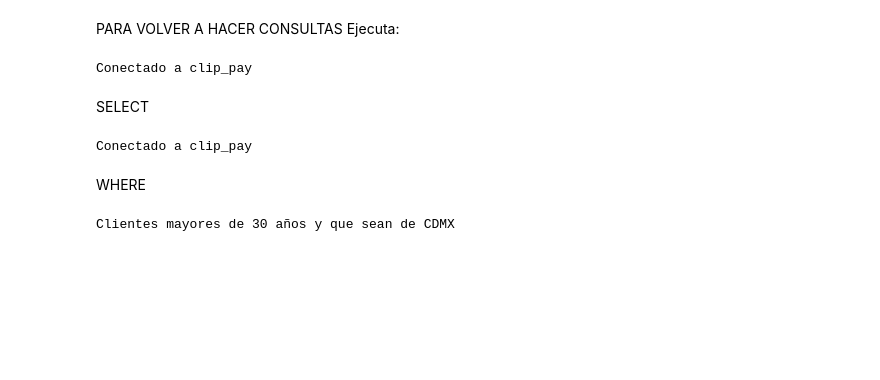
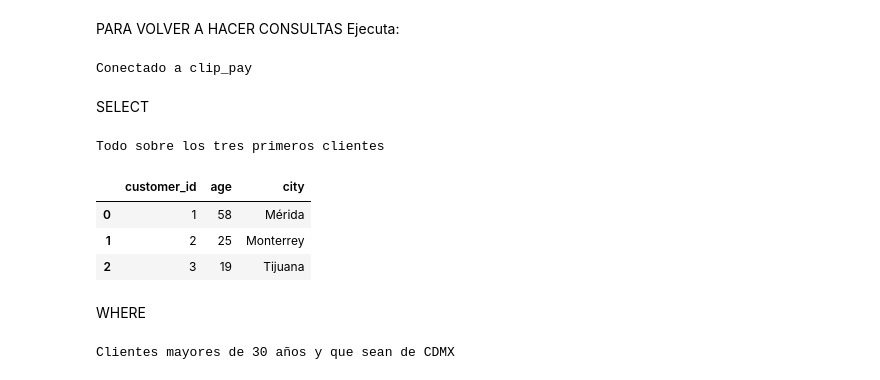
Before and after one commit to jman0306/SQL-Personal-Project, a Jupyter notebook: ClipPay.ipynb, the cells around one changed output. Cells and saved outputs as stored; diff of their text form; code cells hidden in the pictures; blank space fills up the shorter version.

```diff
--- a/ClipPay.ipynb
+++ b/ClipPay.ipynb
@@ -277,22 +277,28 @@ Ejecuta:
 from database import engine
 import pandas as pd
 
-# Probar la conexión
-with engine.connect() as connection:
-    print("Conectado a clip_pay")
+connection = engine.raw_connection()
+
+print("Conectado a clip_pay")
 # %% [output]
 Conectado a clip_pay
 # %% [markdown]
 SELECT
 # %%
-from database import engine
-import pandas as pd
+connection.rollback()
 
-connection = engine.raw_connection()
-
-print("Conectado a clip_pay")
+print("Todo sobre los tres primeros clientes")
+pd.read_sql(
+    'SELECT * FROM customers ' \
+    'LIMIT 3',
+    connection
+    )
 # %% [output]
-Conectado a clip_pay
+Todo sobre los tres primeros clientes
+|  | customer_id | age | city |
+| 0 | 1 | 58 | Mérida |
+| 1 | 2 | 25 | Monterrey |
+| 2 | 3 | 19 | Tijuana |
 # %% [markdown]
 WHERE
 # %%
```
Also changed, not shown: 2 other files.
